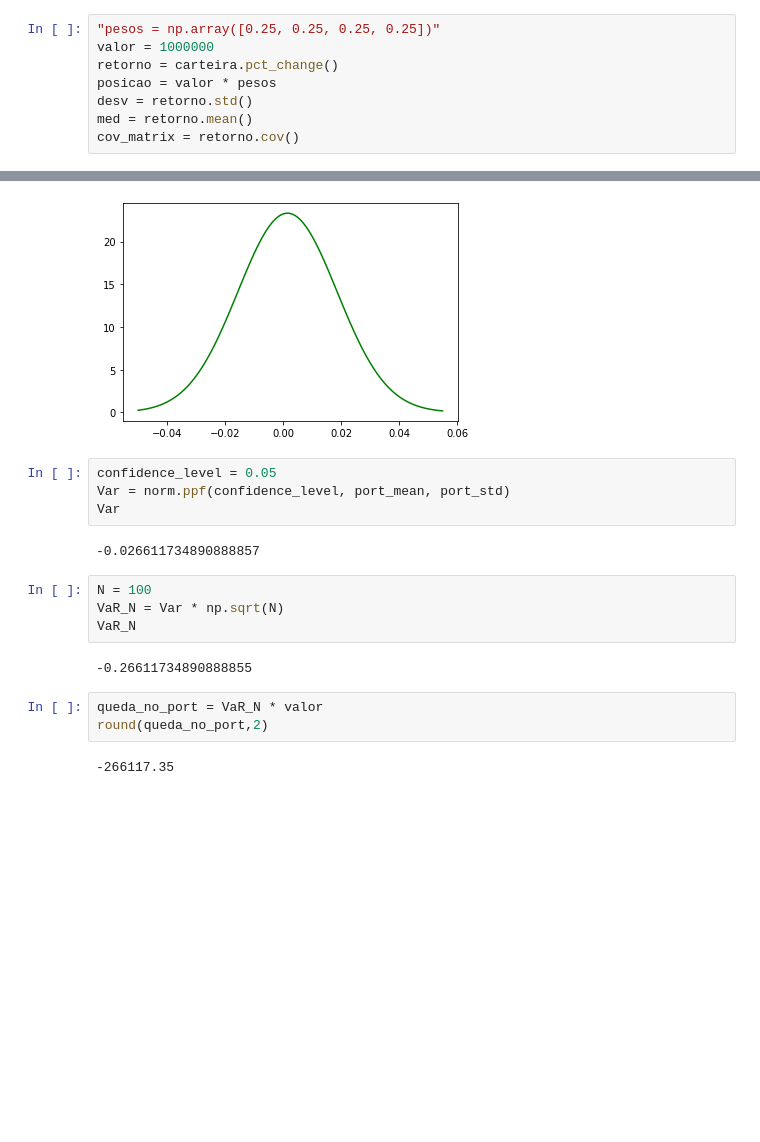
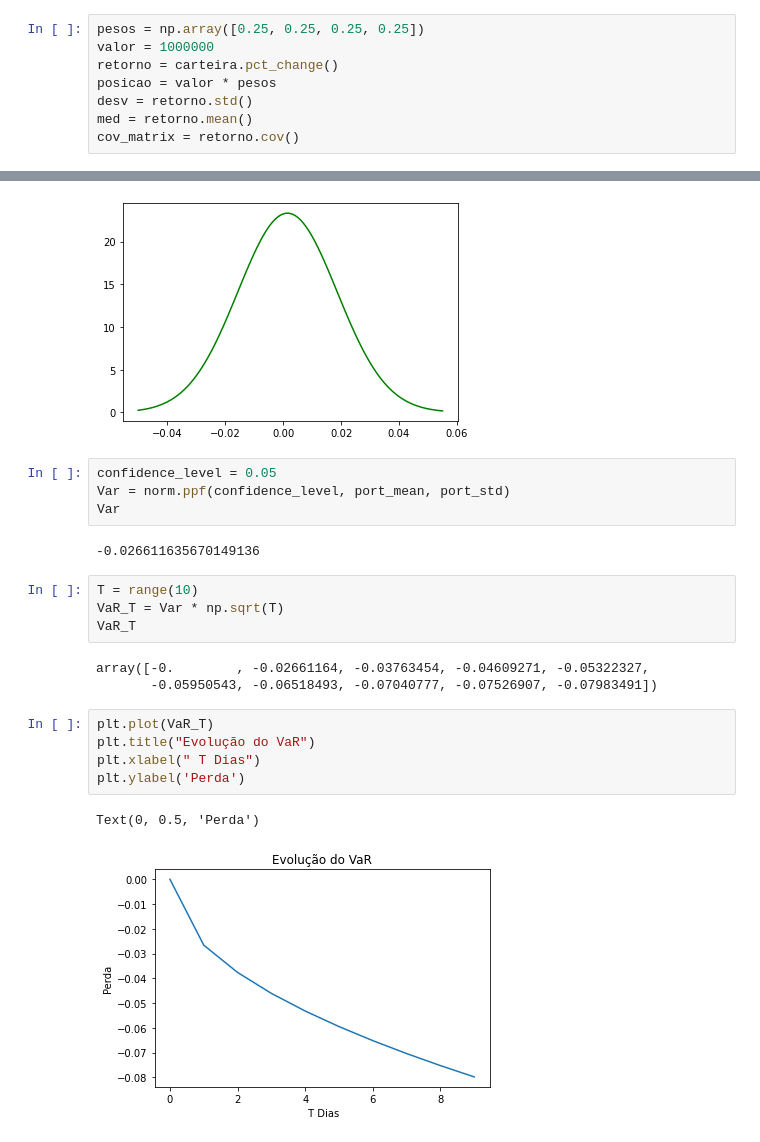
Before and after one commit to brunompasini/HackaItau, a Jupyter notebook: Hacka/VaR.ipynb, the cells around one changed output, grey strips where cells are left out. Saved outputs shown, nothing was run; the diff lists cells and outputs as text; blank space fills up the shorter version.

```diff
--- a/Hacka/VaR.ipynb
+++ b/Hacka/VaR.ipynb
@@ -30,7 +30,7 @@ for i in acoes:
 [*********************100%***********************]  1 of 1 completed
 [*********************100%***********************]  1 of 1 completed
 # %%
-"pesos = np.array([0.25, 0.25, 0.25, 0.25])"
+pesos = np.array([0.25, 0.25, 0.25, 0.25])
 valor = 1000000
 retorno = carteira.pct_change()
 posicao = valor * pesos
@@ -53,15 +53,19 @@ confidence_level = 0.05
 Var = norm.ppf(confidence_level, port_mean, port_std)
 Var
 # %% [output]
--0.026611734890888857
+-0.026611635670149136
-# %%
-N = 100
-VaR_N = Var * np.sqrt(N)
-VaR_N
-# %% [output]
--0.26611734890888855
-# %%
-queda_no_port = VaR_N * valor
-round(queda_no_port,2)
-# %% [output]
--266117.35
+# %%
+T = range(10)
+VaR_T = Var * np.sqrt(T)
+VaR_T
+# %% [output]
+array([-0.        , -0.02661164, -0.03763454, -0.04609271, -0.05322327,
+       -0.05950543, -0.06518493, -0.07040777, -0.07526907, -0.07983491])
+# %%
+plt.plot(VaR_T)
+plt.title("Evolução do VaR")
+plt.xlabel(" T Dias")
+plt.ylabel('Perda')
+# %% [output]
+Text(0, 0.5, 'Perda')
+[figure, added]
```
Also changed, not shown: parts of 7 cells of this notebook, 14 other files.
